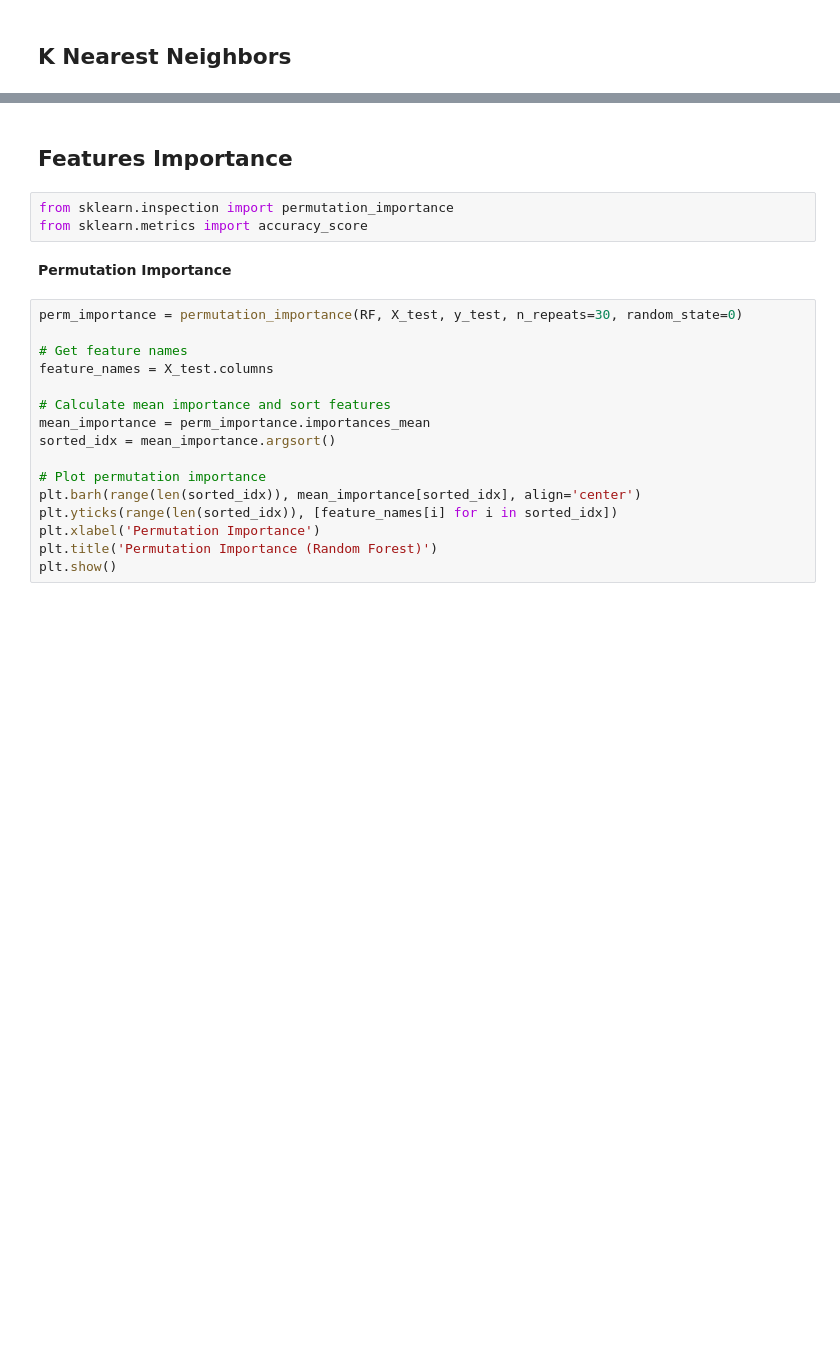
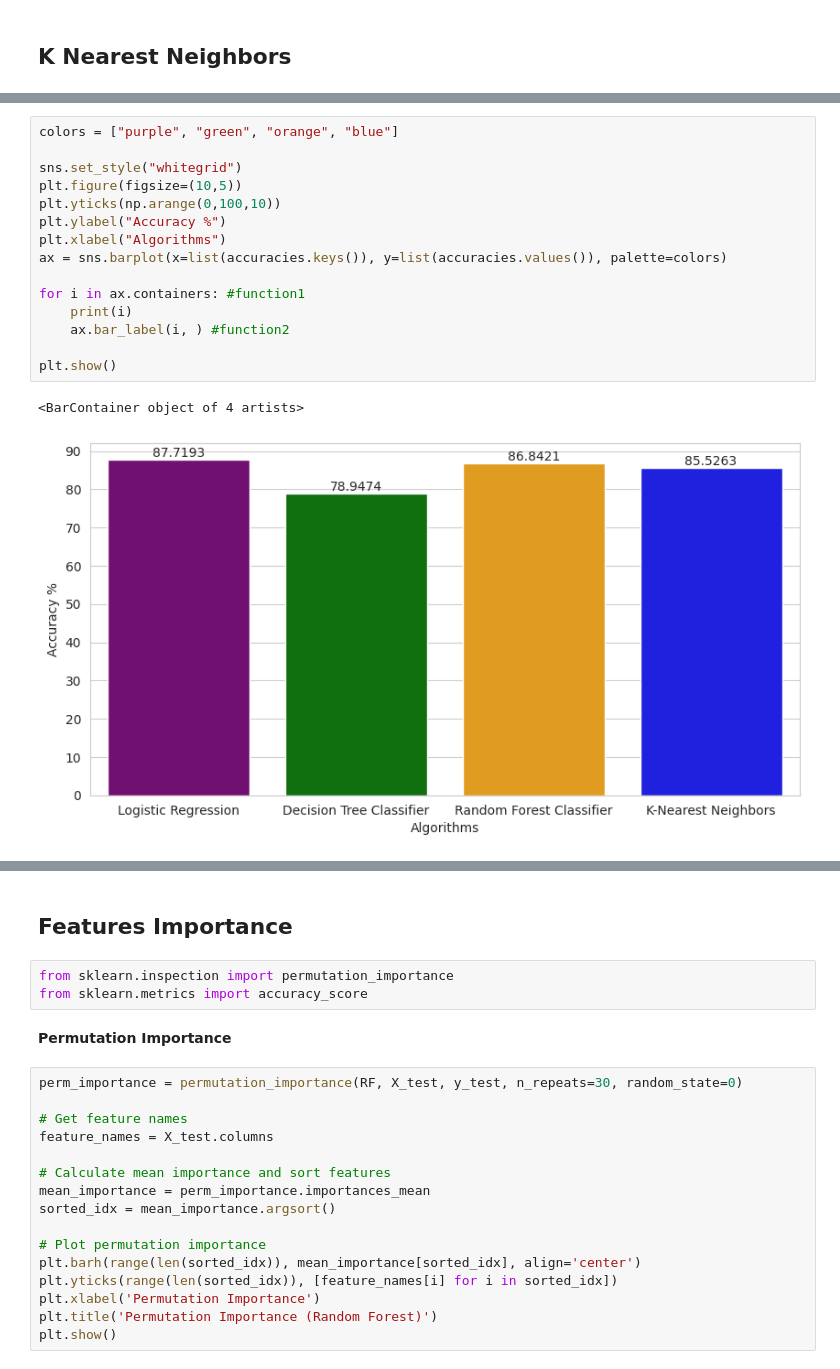
Before and after one commit to HazmanNaim/General-Assembly-Data-Analytics-and-Data-Science, a Jupyter notebook: GA-DSBC-23/Unit-3/Unit-3-03 Feature Importance/StrokeData.ipynb, the cells around one changed output, grey strips where cells are left out. Saved outputs shown, nothing was run; the diff lists cells and outputs as text; blank space fills up the shorter version.

```diff
--- a/GA-DSBC-23/Unit-3/Unit-3-03 Feature Importance/StrokeData.ipynb
+++ b/GA-DSBC-23/Unit-3/Unit-3-03 Feature Importance/StrokeData.ipynb
@@ -202,2 +203,20 @@ Test Accuracy 85.53%
  'Random Forest Classifier': 86.8421052631579,
  'K-Nearest Neighbors': 85.52631578947368}
+# %%
+colors = ["purple", "green", "orange", "blue"]
+
+sns.set_style("whitegrid")
+plt.figure(figsize=(10,5))
+plt.yticks(np.arange(0,100,10))
+plt.ylabel("Accuracy %")
+plt.xlabel("Algorithms")
+ax = sns.barplot(x=list(accuracies.keys()), y=list(accuracies.values()), palette=colors)
+
+for i in ax.containers: #function1
+    print(i)
+    ax.bar_label(i, ) #function2
+
+plt.show()
+# %% [output]
+<BarContainer object of 4 artists>
+[figure, added]
```
Also changed, not shown: parts of 19 cells of this notebook, 9 other files.
